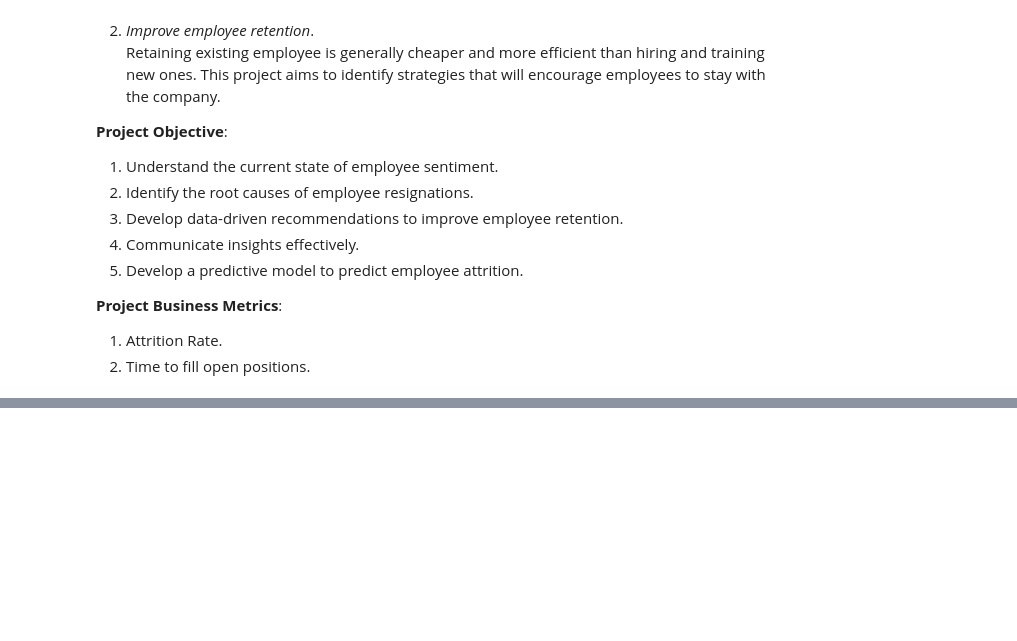
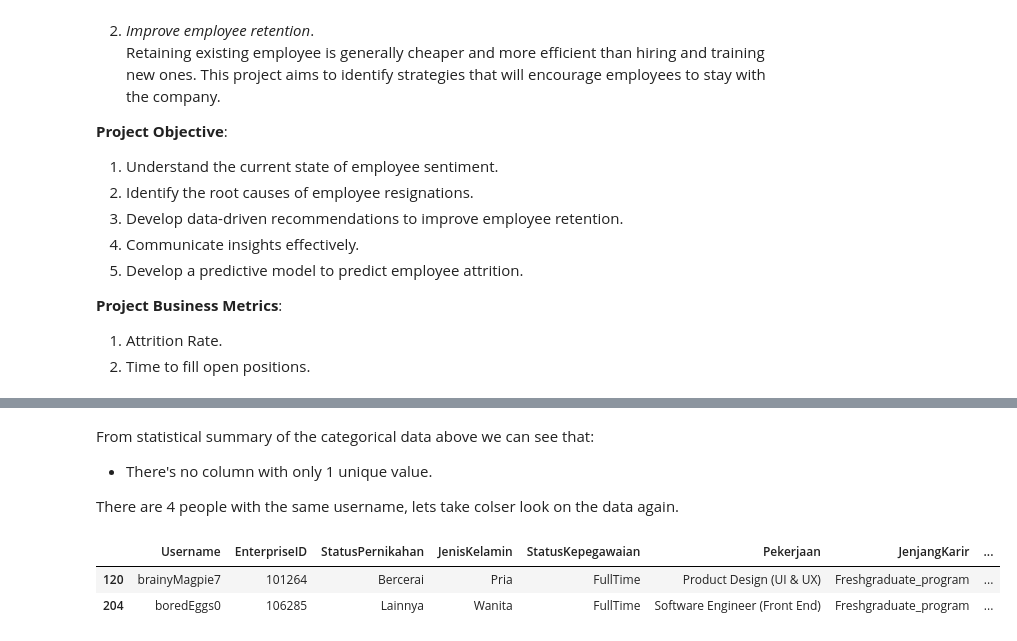
Before and after one commit to azaryasph/Improving-Employee-Retention-By-Predicting-Employee-Attrition-Using-Machine-Learning, a Jupyter notebook: notebook/predict_employee_attrition.ipynb, the cells around one changed output, grey strips where cells are left out. Cells and saved outputs as stored; diff of their text form; code cells hidden in the pictures; blank space fills up the shorter version.

```diff
--- a/notebook/predict_employee_attrition.ipynb
+++ b/notebook/predict_employee_attrition.ipynb
@@ -20,0 +140,11 @@ In this Mini Project, I have a role as a member of the Data Scientist team at a
+# %% [markdown]
+From statistical summary of the categorical data above we can see that:
+- There's no column with only 1 unique value.
+
+There are 4 people with the same username, lets take colser look on the data again.
+# %%
+data_ori[data_ori.Username.duplicated()]
+# %% [output]
+|  | Username | EnterpriseID | StatusPernikahan | JenisKelamin | StatusKepegawaian | Pekerjaan | JenjangKarir | ... |
+| 120 | brainyMagpie7 | 101264 | Bercerai | Pria | FullTime | Product Design (UI & UX) | Freshgraduate_program | ... |
+| 204 | boredEggs0 | 106285 | Lainnya | Wanita | FullTime | Software Engineer (Front End) | Freshgraduate_program | ... |
```
Also changed, not shown: parts of 19 cells of this notebook.
